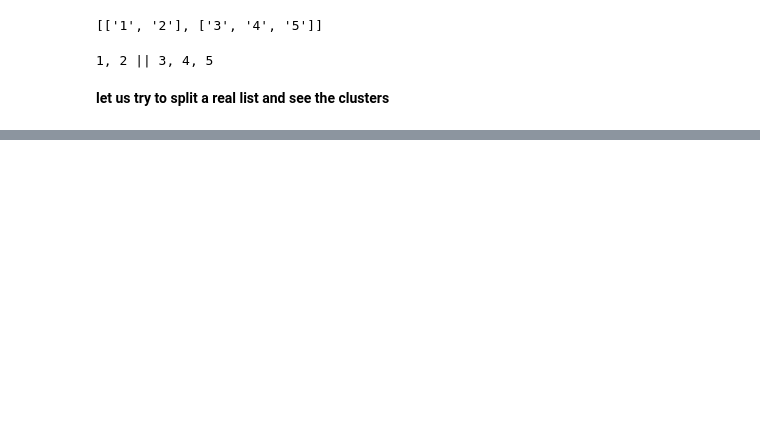
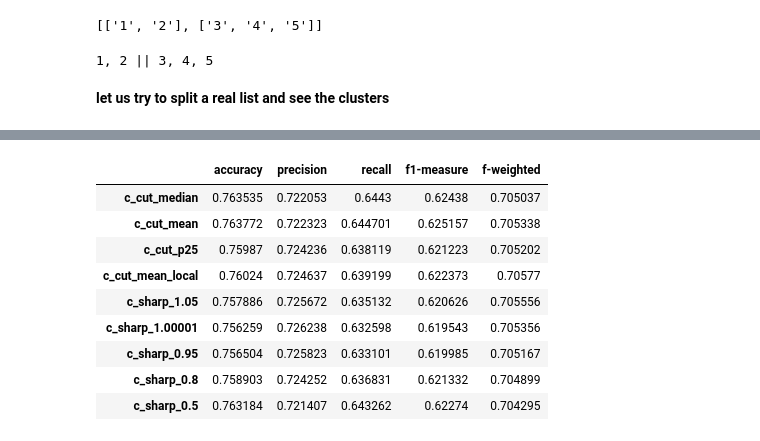
Before and after one commit to flying-bear/verbal_fluency, a Jupyter notebook: clustering.ipynb, the cells around one changed output, grey strips where cells are left out. Cells and saved outputs as stored; diff of their text form; code cells hidden in the pictures; blank space fills up the shorter version.

```diff
--- a/clustering.ipynb
+++ b/clustering.ipynb
@@ -463,0 +758,2 @@ out.to_csv(model_name + '.csv', index = False)
+# %%
+methods = list(clustering.drop(['correct_cut', 'possible_splits', 'cos_sim_list'], axis=1))
@@ -463,0 +770,6 @@ out.to_csv(model_name + '.csv', index = False)
+# %%
+metrics_df = pd.DataFrame(index=methods, columns=['accuracy', 'precision', 'recall', 'f1-measure'])
+# %%
+for method in methods:
+    metrics_df.loc[method] = get_average_metrics(clustering, 'correct_cut', method, 'possible_splits')
+metrics_df
@@ -463,0 +787,3 @@ out.to_csv(model_name + '.csv', index = False)
+# %%
+df = pd.DataFrame([list(metrics_df.loc[metric]) for metric in methods], index = methods, columns = ['accuracy', 'precision', 'recall', 'f1-measure'])
+df.style.background_gradient(axis=0, cmap='Reds')
@@ -463,0 +811,14 @@ out.to_csv(model_name + '.csv', index = False)
+# %%
+df['f-weighted'] = (1 + 0.25) * df['precision'] * df['recall'] / (0.25 * df['precision'] + df['recall'])
+df.style.background_gradient(axis=0, cmap='Reds')
+# %% [output]
+|  | accuracy | precision | recall | f1-measure | f-weighted |
+| c_cut_median | 0.763535 | 0.722053 | 0.6443 | 0.62438 | 0.705037 |
+| c_cut_mean | 0.763772 | 0.722323 | 0.644701 | 0.625157 | 0.705338 |
+| c_cut_p25 | 0.75987 | 0.724236 | 0.638119 | 0.621223 | 0.705202 |
+| c_cut_mean_local | 0.76024 | 0.724637 | 0.639199 | 0.622373 | 0.70577 |
+| c_sharp_1.05 | 0.757886 | 0.725672 | 0.635132 | 0.620626 | 0.705556 |
+| c_sharp_1.00001 | 0.756259 | 0.726238 | 0.632598 | 0.619543 | 0.705356 |
+| c_sharp_0.95 | 0.756504 | 0.725823 | 0.633101 | 0.619985 | 0.705167 |
+| c_sharp_0.8 | 0.758903 | 0.724252 | 0.636831 | 0.621332 | 0.704899 |
+| c_sharp_0.5 | 0.763184 | 0.721407 | 0.643262 | 0.62274 | 0.704295 |
```
Also changed, not shown: parts of 53 cells of this notebook, 2 other files.
